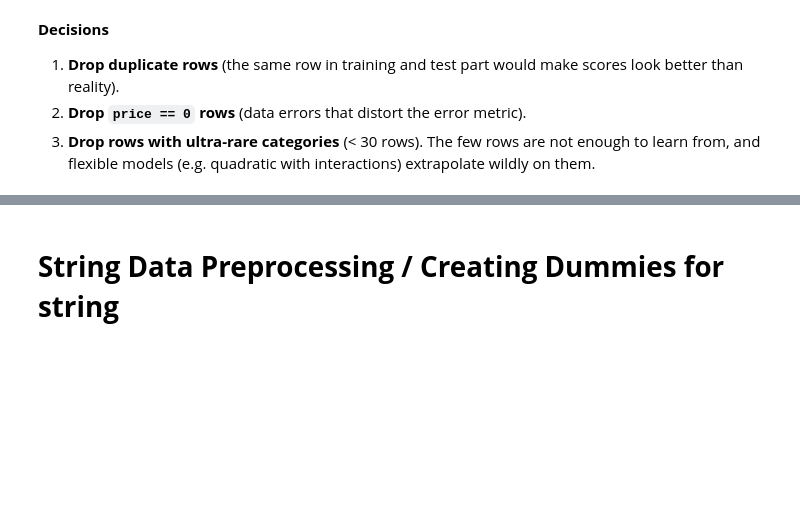
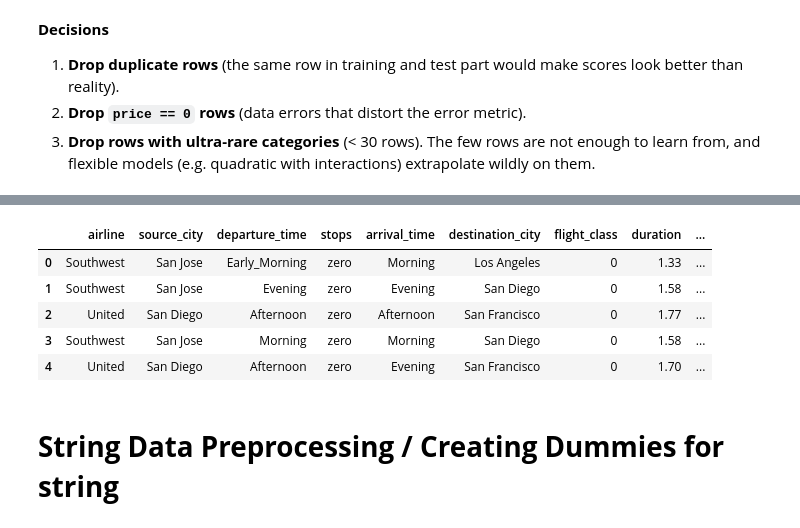
Before and after one commit to Prakhoo3012/ml-project-iiitb, a Jupyter notebook: Flight_Price_Regression_Analysis.ipynb, the cells around one changed output, grey strips where cells are left out. Saved outputs shown, nothing was run; the diff lists cells and outputs as text; code cells hidden in the pictures; blank space fills up the shorter version.

```diff
--- a/Flight_Price_Regression_Analysis.ipynb
+++ b/Flight_Price_Regression_Analysis.ipynb
@@ -326,3 +504,13 @@ df.head(2)
+# %%
+df.shape
+df.head(5)
+# %% [output]
+|  | airline | source_city | departure_time | stops | arrival_time | destination_city | flight_class | duration | ... |
+| 0 | Southwest | San Jose | Early_Morning | zero | Morning | Los Angeles | 0 | 1.33 | ... |
+| 1 | Southwest | San Jose | Evening | zero | Evening | San Diego | 0 | 1.58 | ... |
+| 2 | United | San Diego | Afternoon | zero | Afternoon | San Francisco | 0 | 1.77 | ... |
+| 3 | Southwest | San Jose | Morning | zero | Morning | San Diego | 0 | 1.58 | ... |
+| 4 | United | San Diego | Afternoon | zero | Evening | San Francisco | 0 | 1.70 | ... |
 # %% [markdown]
 # **String Data Preprocessing / Creating Dummies for string**
 # %% [markdown]
```
Also changed, not shown: parts of 45 cells of this notebook, 1 other file.
